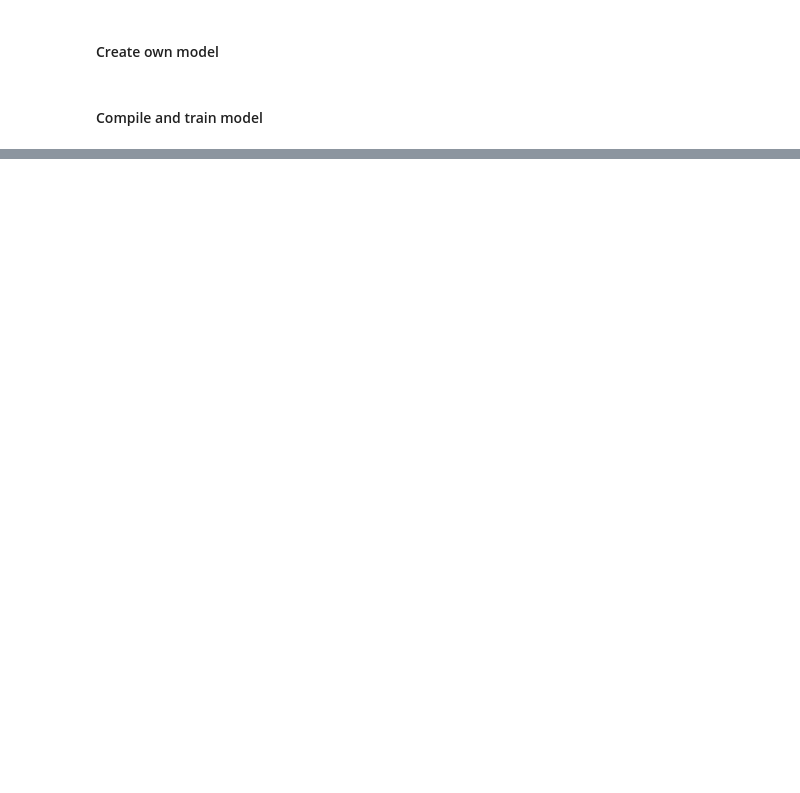
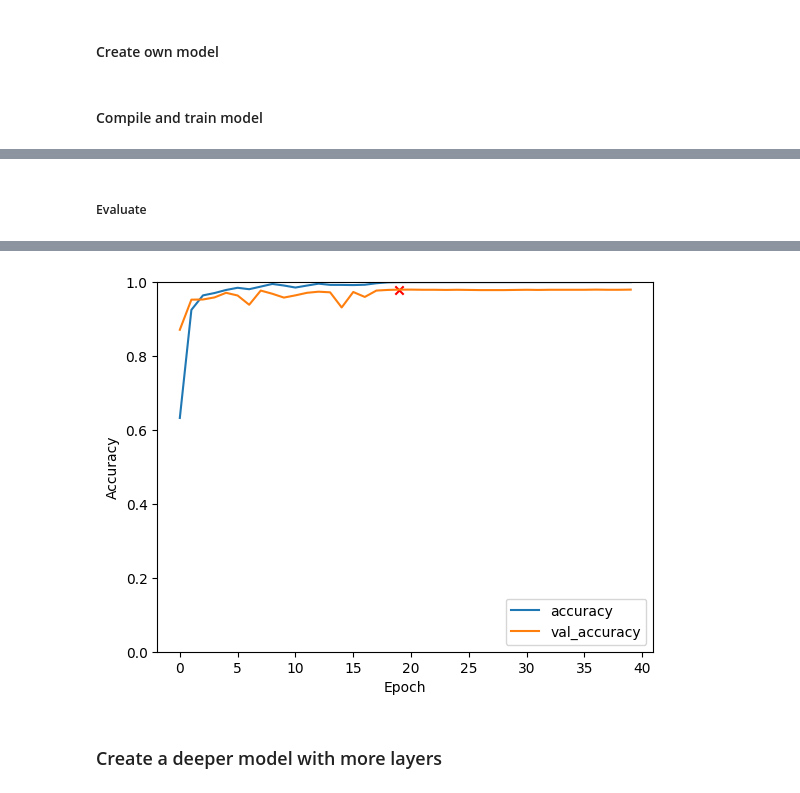
Before and after one commit to dominik-buecher/Computer-Robot_Vision, a Jupyter notebook: Aaron/train_networks.ipynb, the cells around one changed output, grey strips where cells are left out. Saved outputs shown, nothing was run; the diff lists cells and outputs as text; code cells hidden in the pictures; blank space fills up the shorter version.

Commit message:
working models

```diff
--- a/Aaron/train_networks.ipynb
+++ b/Aaron/train_networks.ipynb
@@ -90,2 +385,22 @@ model = tf.keras.models.Sequential([
+# %%
+input_shape = (desired_height, desired_width, 3)
+
+own_model_shallow = tf.keras.Sequential([
+    tf.keras.layers.Rescaling(1./255),  # Rescaling-Schicht hinzufügen
+    tf.keras.layers.Conv2D(32, 3, activation='relu', padding='same', input_shape=input_shape),
+    tf.keras.layers.Conv2D(32, 3, activation='relu'),
+    tf.keras.layers.MaxPooling2D(),
+    tf.keras.layers.Conv2D(32, 3, activation='relu'),
+    tf.keras.layers.MaxPooling2D(),
+    tf.keras.layers.Conv2D(32, 3, activation='relu'),
+    tf.keras.layers.MaxPooling2D(),
+    tf.keras.layers.Flatten(),
+    tf.keras.layers.Dense(128, activation='relu'),
+    tf.keras.layers.Dense(number_of_classes, activation='softmax')  # Use softmax for multi-class classification
+])
+# %%
+# create callbacks by calling the previously defined functions
+checkpoint_callback = create_checkpoint('own_model_shallow')
+earlystopping_callback = create_early_stopping(10)
 # %% [markdown]
 #### Compile and train model
@@ -102,0 +407,22 @@ history = model.fit(
+# %%
+own_model_shallow.compile(
+    optimizer='adam',
+    loss='categorical_crossentropy',  # For multi-class classification
+    metrics=['accuracy']
+)
+# %%
+# Record the start time
+start_time = time.time()
+
+history_own_model_shallow = own_model_shallow.fit(
+  train_dataset,
+  validation_data=validation_dataset,
+  epochs=100,
+  callbacks=[
+    checkpoint_callback,
+    earlystopping_callback
+    ]
+)
+
+# Calculate the training time until training ends when validation accuracy doesn't increase anymore
+training_time = time.time() - start_time
@@ -102,0 +447,5 @@ history = model.fit(
+# %% [markdown]
+##### Evaluate
+# %%
+evaluate_model(history_own_model_shallow, own_model_shallow, 'own_model_shallow', training_time, test_dataset)
+# %% [output]
@@ -102,0 +454,3 @@ history = model.fit(
+[figure, added]
+# %% [markdown]
+### Create a deeper model with more layers
```
Also changed, not shown: parts of 56 cells of this notebook, 14 other files.
